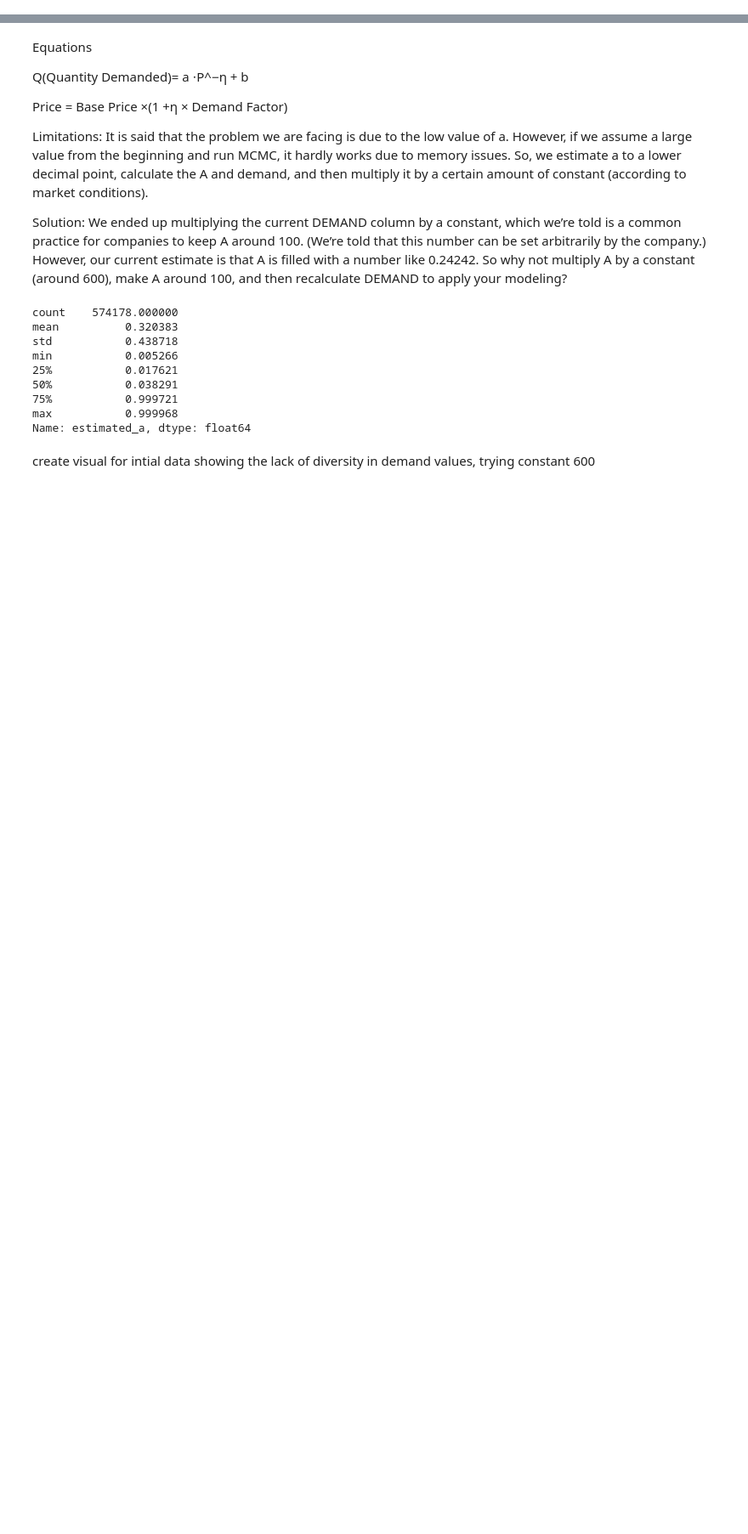
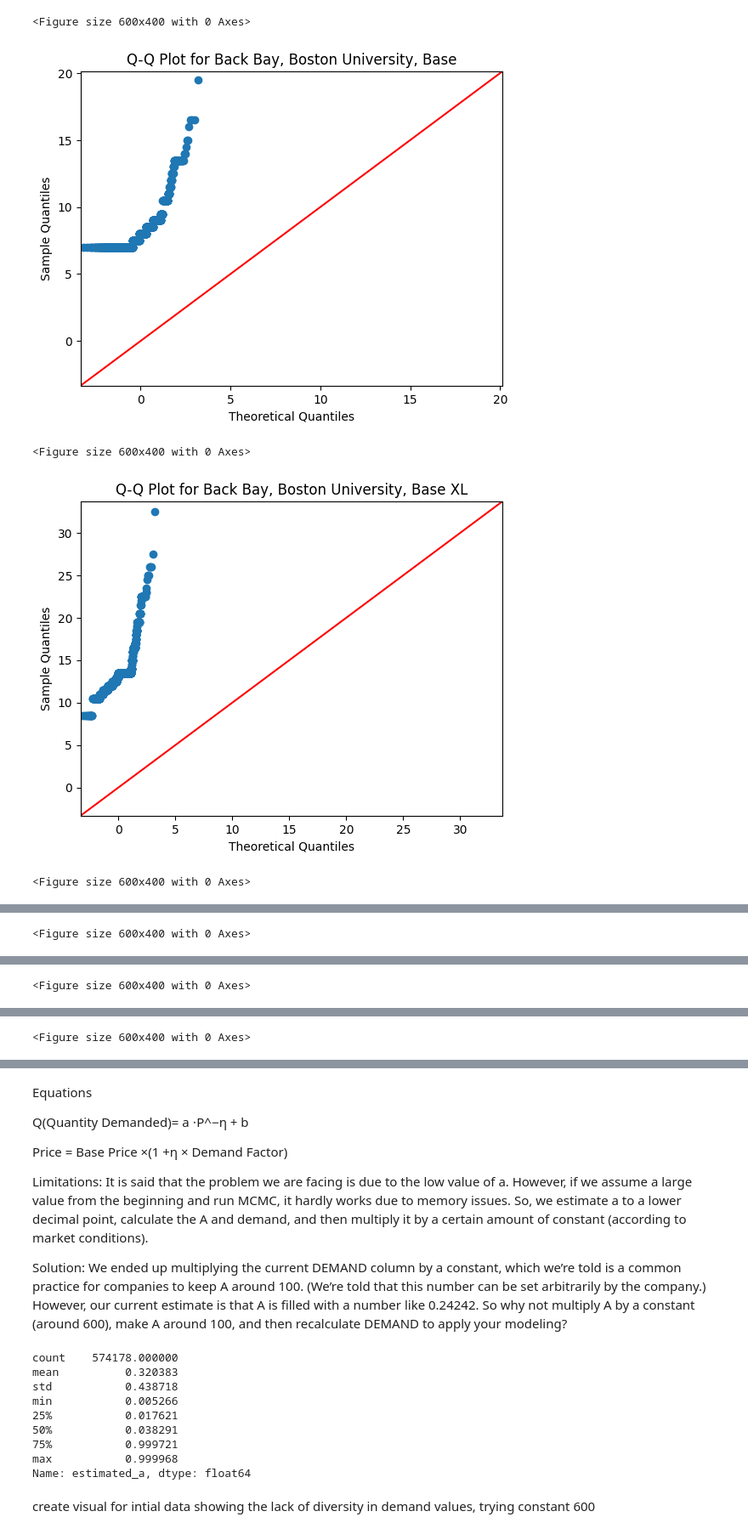
Before and after one commit to emekaamadi/Dynamic_Project, a Jupyter notebook: Modeling/demand_estimate_analysis_12.4.ipynb, the cells around one changed output, grey strips where cells are left out. Shown at 85% size. Saved outputs shown, nothing was run; the diff lists cells and outputs as text; code cells hidden in the pictures; blank space fills up the shorter version.

```diff
--- a/Modeling/demand_estimate_analysis_12.4.ipynb
+++ b/Modeling/demand_estimate_analysis_12.4.ipynb
@@ -4,2 +5,2 @@ import numpy as np
 # %%
-df = pd.read_csv("../Cleaning_Engineering/estimated_eta_added.csv")
+df = pd.read_csv("../Pipeline/Data/demand_est.csv")
@@ -6,5 +35,8 @@ df = pd.read_csv("../Cleaning_Engineering/estimated_eta_added.csv")
 # %%
 df['base_price'] = df.groupby(by=['source', 'destination', 'car_type'])['price'].transform('min')
+# %%
+df['dynamic_price'] = df['base_price'] * (1 + df['estimated_eta'] * df['estimated_demand'])
+df['estimated_demand'] = df['estimated_a'] * np.exp(-np.abs(df['estimated_eta']) * np.log(df['price'])) + df['estimated_b']
 # %%
 df
 # %% [output]
@@ -41,0 +165,28 @@ df2
+# %%
+# Is Price a Normaly Distrubuted Visual
+
+import statsmodels.api as sm
+import matplotlib.pyplot as plt
+
+# Group the data
+groups = df.groupby(['source', 'destination', 'car_type'])
+
+# Initialize a counter
+counter = 0
+
+# Plot Q-Q plots for the first 6 combinations
+for (source, destination, car_type), group in groups:
+    plt.figure(figsize=(6, 4))
+    sm.qqplot(group['price'], line ='45')
+    plt.title(f'Q-Q Plot for {source}, {destination}, {car_type}')
+    plt.show()
+
+    counter += 1
+    if counter == 6:
+        break
+# %% [output]
+<Figure size 600x400 with 0 Axes>
+[figure, added]
+<Figure size 600x400 with 0 Axes>
+[figure, added]
+<Figure size 600x400 with 0 Axes>
@@ -41,0 +194 @@ df2
+<Figure size 600x400 with 0 Axes>
@@ -41,0 +196 @@ df2
+<Figure size 600x400 with 0 Axes>
@@ -41,0 +198 @@ df2
+<Figure size 600x400 with 0 Axes>
```
Also changed, not shown: parts of 23 cells of this notebook, 12 other files.
